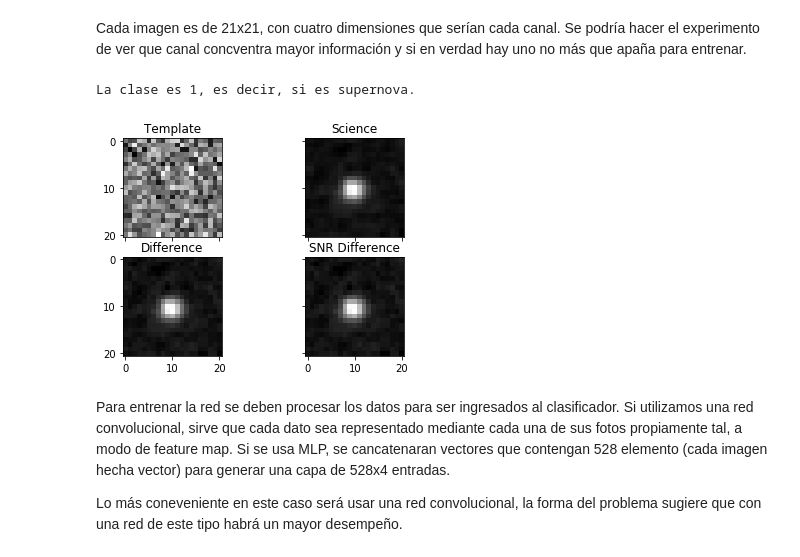
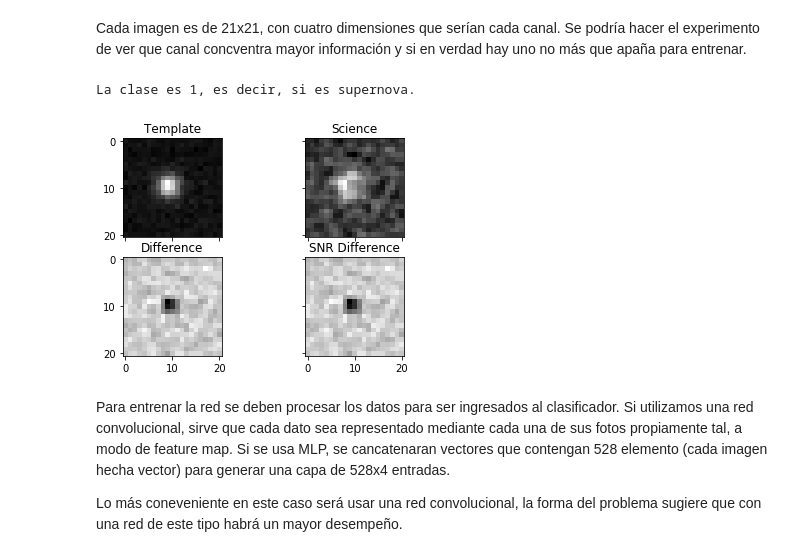
Before and after one commit to thBate/Proyecto-EL4106-, a Jupyter notebook: mapas_oclusion.ipynb, the cells around one changed output. Cells and saved outputs as stored; diff of their text form; code cells hidden in the pictures.

```diff
--- a/mapas_oclusion.ipynb
+++ b/mapas_oclusion.ipynb
@@ -54,30 +55,30 @@ Dimension de cada imagen:
 Cada imagen es de 21x21, con cuatro dimensiones que serían cada canal. Se podría hacer el experimento de ver que canal concventra mayor información y si en verdad hay uno no más que apaña para entrenar.
 # %%
 #acá se muestran las imagenes del priemer dato
-X0 = data["images"][3][:,:,0]
-X1 = data["images"][3][:,:,1]
-X2 = data["images"][3][:,:,2]
-X3 = data["images"][3][:,:,3]# sample 2D array
+X0 = data["images"][2][:,:,0]
+X1 = data["images"][2][:,:,1]
+X2 = data["images"][2][:,:,2]
+X3 = data["images"][2][:,:,3]# sample 2D array
 
 
 fig, axs = plt.subplots(2, 2)
 axs[0, 0].imshow(X0, cmap="gray")
 axs[0, 0].set_title('Template')
 axs[0, 1].imshow(X1, cmap="gray")
 axs[0, 1].set_title('Science')
 axs[1, 0].imshow(X2, cmap="gray")
 axs[1, 0].set_title('Difference')
 axs[1, 1].imshow(X2, cmap="gray")
 axs[1, 1].set_title('SNR Difference')
 
 # Hide x labels and tick labels for top plots and y ticks for right plots.
 for ax in axs.flat:
     ax.label_outer()
 
 print('La clase es '+str(data["labels"][3])+', es decir, si es supernova.')
 # %% [output]
 La clase es 1, es decir, si es supernova.
-[figure, old version]
+[figure, new version]
 # %% [markdown]
 Para entrenar la red se deben procesar los datos para ser ingresados al clasificador. Si utilizamos una red convolucional, sirve que cada dato sea representado mediante cada una de sus fotos propiamente tal, a modo de feature map. Si se usa MLP, se cancatenaran vectores que contengan 528 elemento (cada imagen hecha vector) para generar una capa de 528x4 entradas.
 
```
Also changed, not shown: parts of 25 cells of this notebook.
